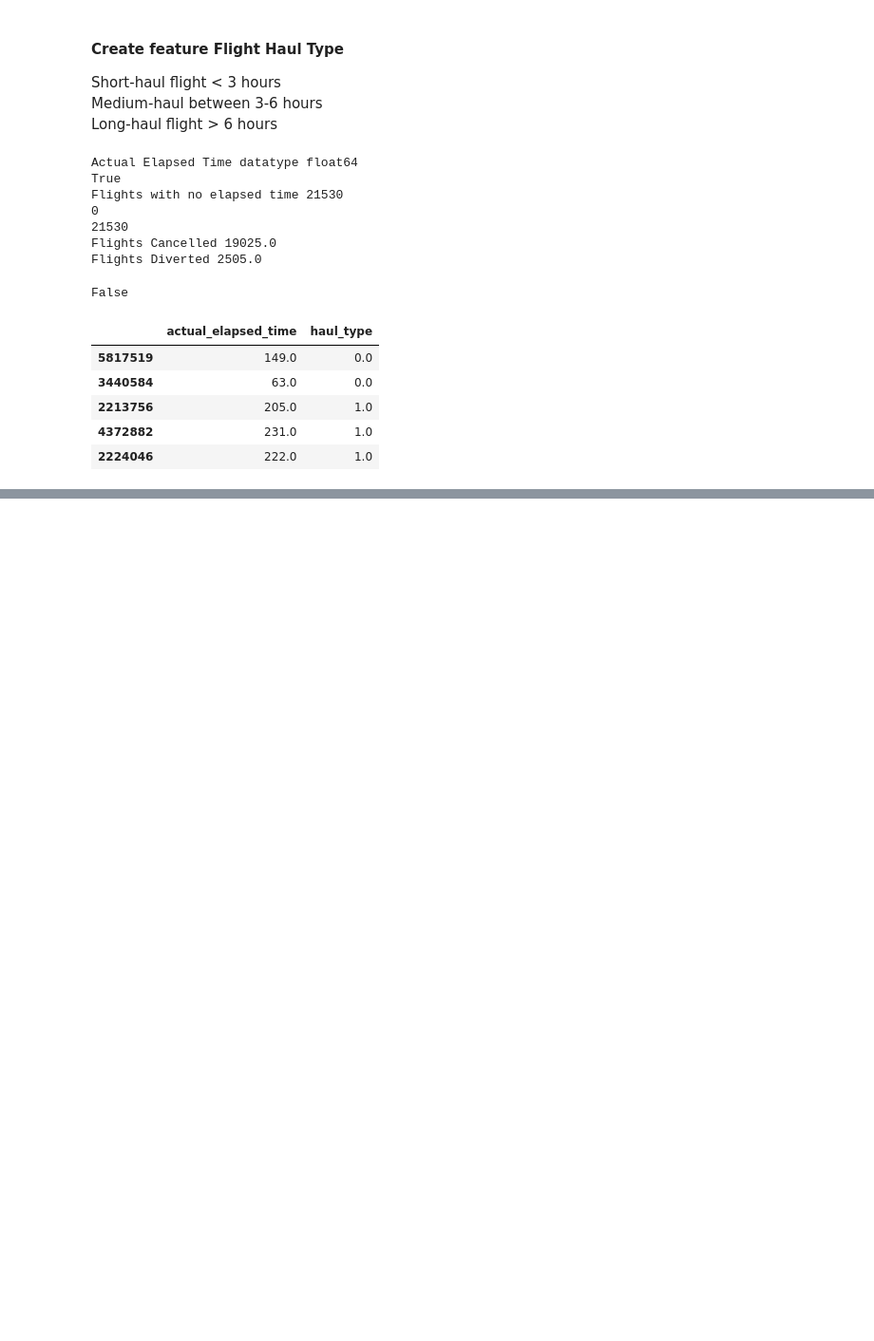
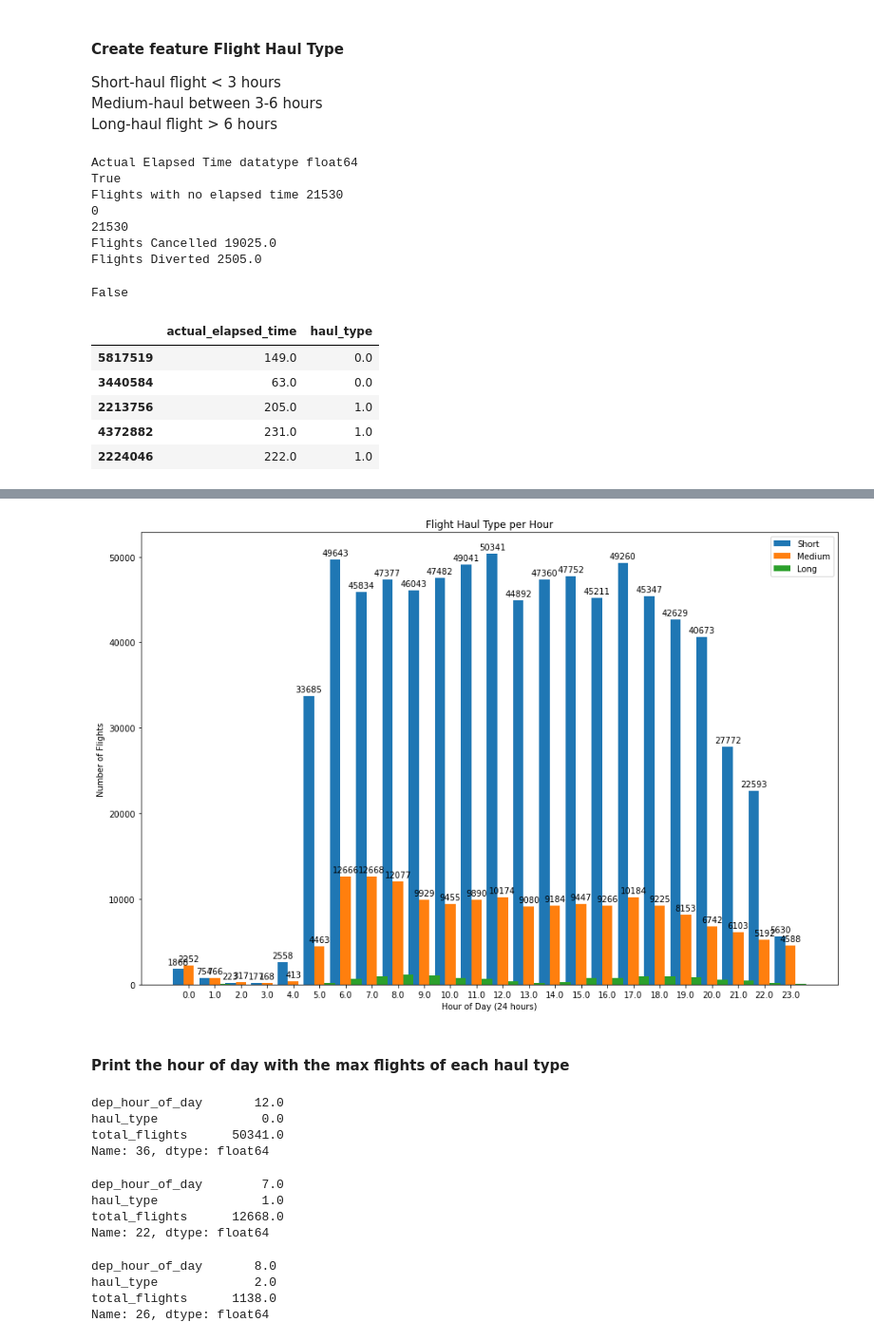
Before and after one commit to GailB-ca/lighthouse-mid-term-project, a Jupyter notebook: Flights Dataframe 2.ipynb, the cells around one changed output, grey strips where cells are left out. Shown at 95% size. Cells and saved outputs as stored; diff of their text form; code cells hidden in the pictures; blank space fills up the shorter version.

```diff
--- a/Flights Dataframe 2.ipynb
+++ b/Flights Dataframe 2.ipynb
@@ -66,0 +162,72 @@ flight_sample[['actual_elapsed_time','haul_type']].head()
+# %%
+import numpy as np
+
+labels = haul_type_by_hour.dep_hour_of_day.unique()
+short_haul = haul_type_by_hour[haul_type_by_hour['haul_type'] == 0.0]['total_flights']
+medium_haul = haul_type_by_hour[haul_type_by_hour['haul_type'] == 1.0]['total_flights']
+long_haul = haul_type_by_hour[haul_type_by_hour['haul_type'] == 2.0]['total_flights']
+
+x = np.arange(len(labels))  # the label locations
+
+fig, ax = plt.subplots(figsize=(15,10))
+rects1 = ax.bar(x-0.4,short_haul, 0.4, label='Short')
+rects2 = ax.bar(x, medium_haul, 0.4, label='Medium')
+rects3 = ax.bar(x+0.4, long_haul, 0.4, label='Long')
+
+# Add some text for labels, title and custom x-axis tick labels, etc.
+ax.set_ylabel('Number of Flights')
+ax.set_xlabel('Hour of Day (24 hours)')
+ax.set_title('Flight Haul Type per Hour')
+ax.set_xticks(x)
+ax.set_xticklabels(labels)
+ax.legend()
+
+
+def autolabel(rects):
+    """Attach a text label above each bar in *rects*, displaying its height."""
+    for rect in rects:
+        height = rect.get_height()
+        ax.annotate('{}'.format(height),
+                    xy=(rect.get_x() + rect.get_width() / 2, height),
+                    xytext=(0, 3),  # 3 points vertical offset
+                    textcoords="offset points",
+                    ha='center', va='bottom')
+
+
+autolabel(rects1)
+autolabel(rects2)
+
+#fig.tight_layout()
+
+plt.show()
+# %% [output]
+[figure, added]
+# %% [markdown]
+#### Print the hour of day with the max flights of each haul type
+# %%
+idx_short = haul_type_by_hour[haul_type_by_hour['haul_type'] == 0]["total_flights"].idxmax()
+row = haul_type_by_hour.iloc[idx_short]
+print(row)
+# %% [output]
+dep_hour_of_day       12.0
+haul_type              0.0
+total_flights      50341.0
+Name: 36, dtype: float64
+# %%
+idx_medium = haul_type_by_hour[haul_type_by_hour['haul_type'] == 1]["total_flights"].idxmax()
+row = haul_type_by_hour.iloc[idx_medium]
+print(row)
+# %% [output]
+dep_hour_of_day        7.0
+haul_type              1.0
+total_flights      12668.0
+Name: 22, dtype: float64
+# %%
+idx_long = haul_type_by_hour[haul_type_by_hour['haul_type'] == 2]["total_flights"].idxmax()
+row = haul_type_by_hour.iloc[idx_long]
+print(row)
+# %% [output]
+dep_hour_of_day       8.0
+haul_type             2.0
+total_flights      1138.0
+Name: 26, dtype: float64
```
Also changed, not shown: parts of 26 cells of this notebook.
